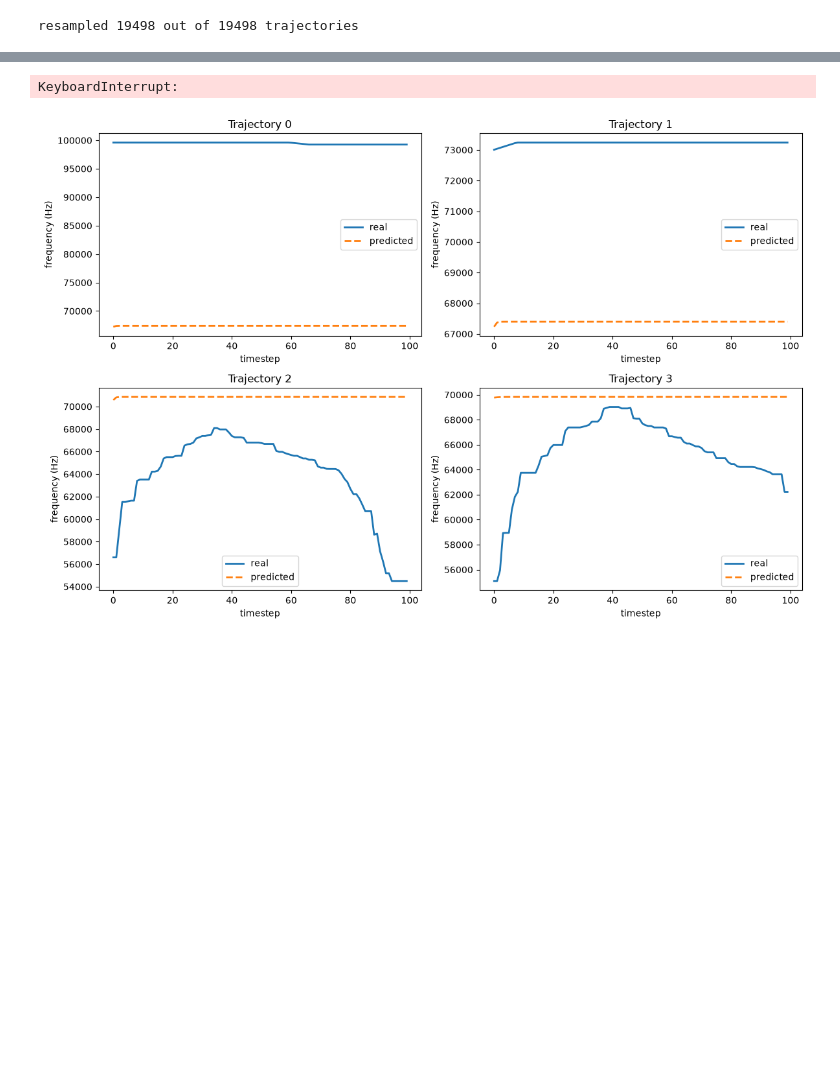
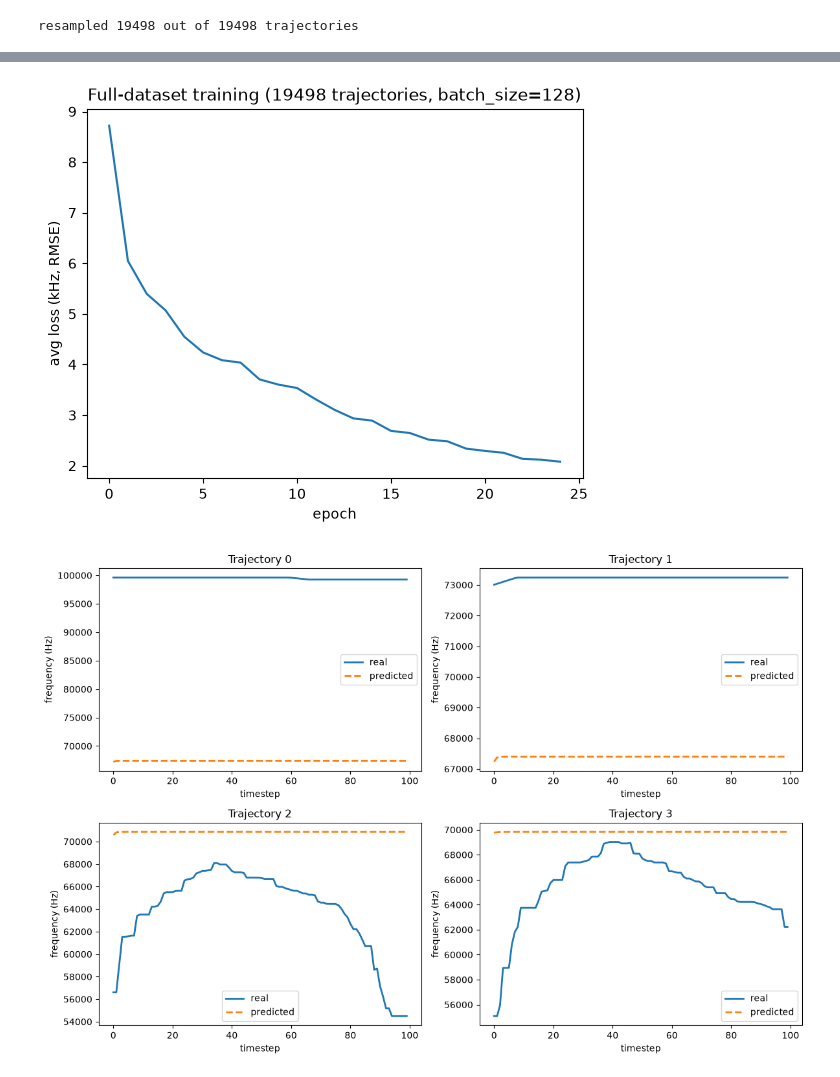
Before and after one commit to netra-khot/mouse-vocalization-2026, a Jupyter notebook: model/model.ipynb, the cells around one changed output, grey strips where cells are left out. Cells and saved outputs as stored; diff of their text form; code cells hidden in the pictures; blank space fills up the shorter version.

Commit message:
added pca vector normalization -> model no longer plateaus at 10 kHz RMSE yay

```diff
--- a/model/model.ipynb
+++ b/model/model.ipynb
@@ -68,3 +70,13 @@ for key, data in contours.items():
 print(f"resampled {len(resampled_trajectories)} out of {len(contours)} trajectories")
 # %% [output]
 resampled 19498 out of 19498 trajectories
+# %%
+# get PCA vectors for the whole dataset (without the mean-pitch feature yet)
+all_trajectories = np.array(resampled_trajectories)
+all_centered = all_trajectories - all_trajectories.mean(axis=1, keepdims=True)
+all_pca_vectors = pca_full.transform(all_centered)[:, :10]
+
+scaler = StandardScaler()
+scaler.fit(all_pca_vectors)
+
+print("scaler fitted, mean:", scaler.mean_[:3], "scale:", scaler.scale_[:3])
@@ -71,10 +85,12 @@ resampled 19498 out of 19498 trajectories
 # %%
-def prepare_batch(trajectories, pca_model, pca_dim=10):
+def prepare_batch(trajectories, pca_model, scaler, pca_dim=10):
     trajectories_array = np.array(trajectories)
     means = trajectories_array.mean(axis=1, keepdims=True)
     centered = trajectories_array - means
 
     pca_vectors = pca_model.transform(centered)[:, :pca_dim]
+    pca_vectors = scaler.transform(pca_vectors)  # <-- normalize here
+
     combined_input = np.concatenate([pca_vectors, means / 1000], axis=1)
 
     combined_input = torch.tensor(combined_input, dtype=torch.float32)
@@ -82,8 +98,6 @@ def prepare_batch(trajectories, pca_model, pca_dim=10):
 
     return combined_input, targets
 # %%
-import time
-
 model = LSTMController(pca_dim=11)
 optimizer = torch.optim.Adam(model.parameters(), lr=1e-3)
 
@@ -94,7 +108,7 @@ start = time.time()
 
 for i in range(0, len(subset), batch_size):
     batch = subset[i:i + batch_size]
-    pca_vectors, targets = prepare_batch(batch, pca_full)
+    pca_vectors, targets = prepare_batch(batch, pca_full,scaler)
 
     optimizer.zero_grad()
     activations = model(pca_vectors)  # shape (batch, 100, 4) now
@@ -129,7 +143,7 @@ for epoch in range(epochs):
     epoch_losses = []
     for i in range(0, len(resampled_trajectories), batch_size):
         batch = resampled_trajectories[i:i + batch_size]
-        pca_vectors, targets = prepare_batch(batch, pca_full)
+        pca_vectors, targets = prepare_batch(batch, pca_full,scaler)
 
         optimizer.zero_grad()
         activations = model(pca_vectors)
@@ -181 +195 @@ epoch 20: avg loss = 8.9667 kHz
-KeyboardInterrupt:
+[figure, added]
```
Also changed, not shown: parts of 6 cells of this notebook, 2 other files.
